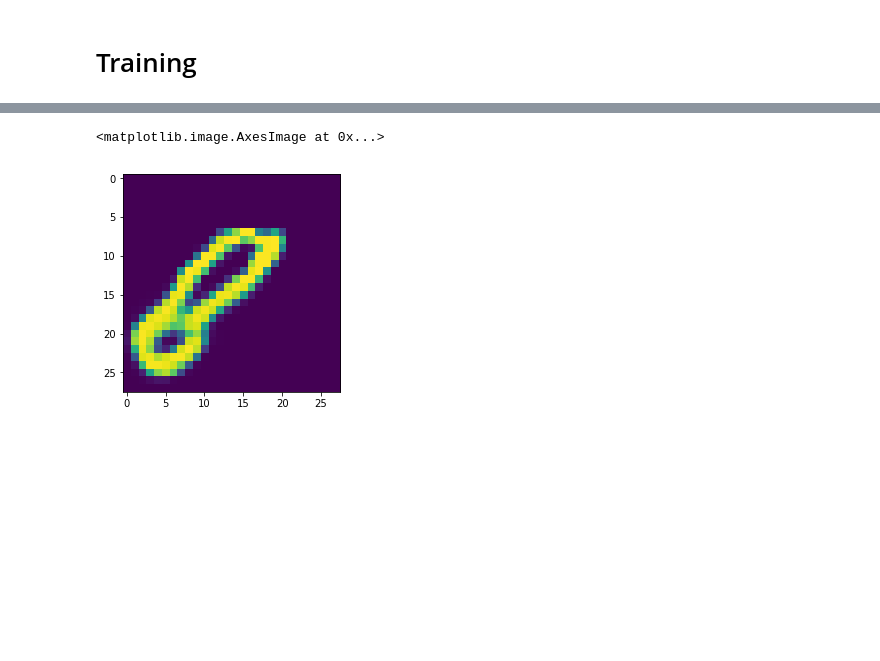
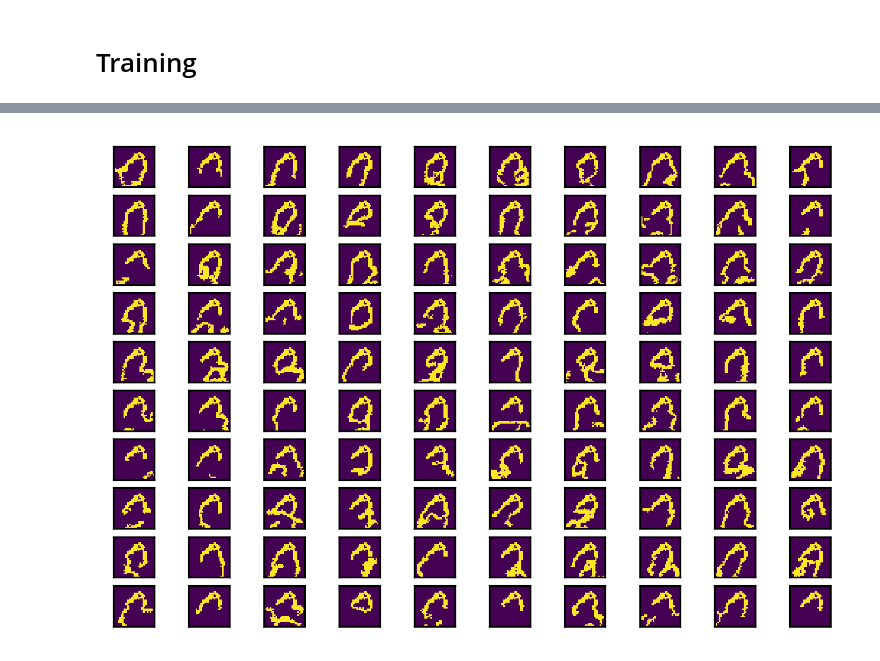
Before and after one commit to jasonrobwebster/unsupervised-nmt-with-vaes, a Jupyter notebook: pixel_cnn/pixel_cnn.ipynb, the cells around one changed output, grey strips where cells are left out. Saved outputs shown, nothing was run; the diff lists cells and outputs as text; code cells hidden in the pictures; blank space fills up the shorter version.

```diff
--- a/pixel_cnn/pixel_cnn.ipynb
+++ b/pixel_cnn/pixel_cnn.ipynb
@@ -191,11 +216,16 @@ imshow(x_half[0][:, :, 0])
 # %%
-x_pred = x_half
+x_pred = np.repeat(np.expand_dims(x_half[1], 0), 100, axis=0)
 for i in range(14, 28):
     for j in range(0, 28):
         pred = model.predict(x_pred)
-        x_pred[:, i, j] = pred[:, i, j] > np.random.rand(*pred.shape)
+        x_pred[:, i, j] = pred[:, i, j] > np.random.rand(*pred[:, i, j].shape)
-# %%
-imshow(x_pred[4][:, :, 0])
-# %% [output]
-<matplotlib.image.AxesImage at 0x...>
-[figure, removed]
+# %%
+fig, axes = plt.subplots(10, 10, dpi=300)
+
+for i, ax in enumerate(axes):
+    for j, a in enumerate(ax):
+        a.imshow(x_pred[i*10 + j, :, :, 0])
+        a.set_xticks(())
+        a.set_yticks(())
+# %% [output]
+[figure, added]
```
Also changed, not shown: parts of 7 cells of this notebook.
